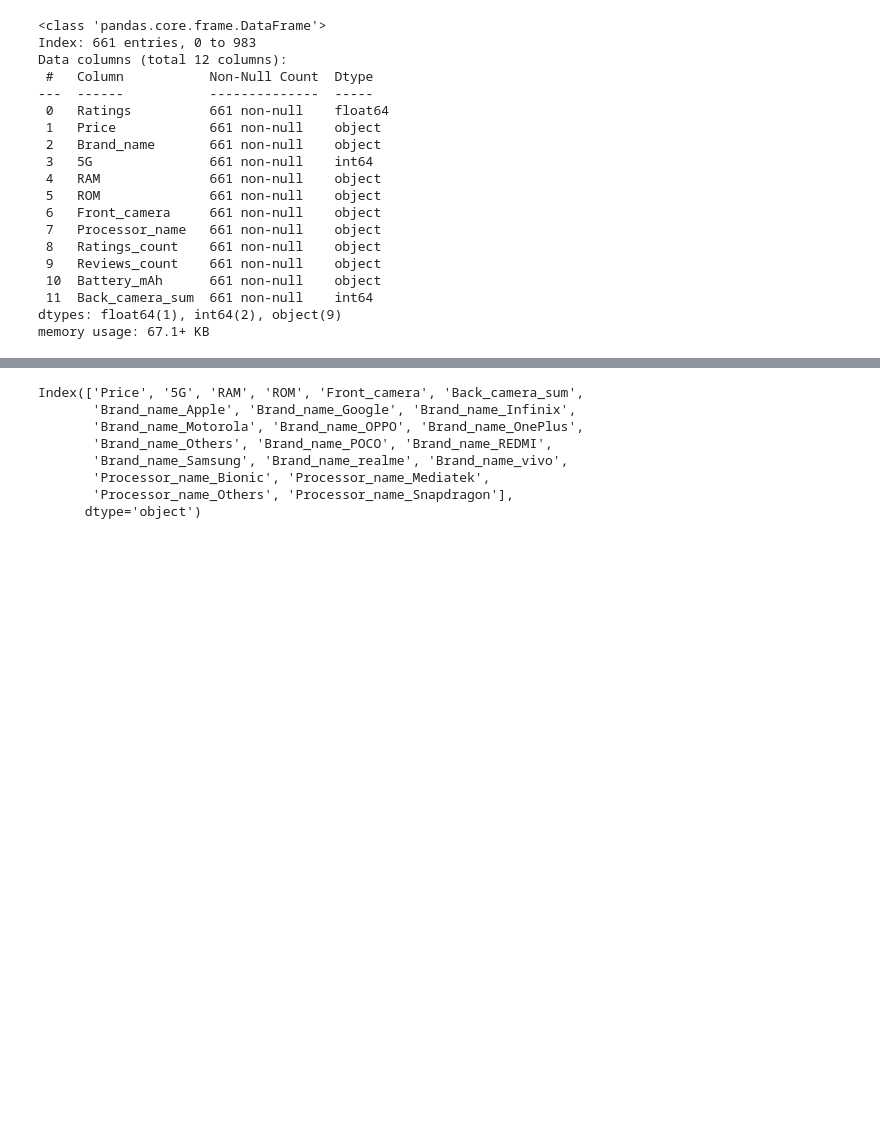
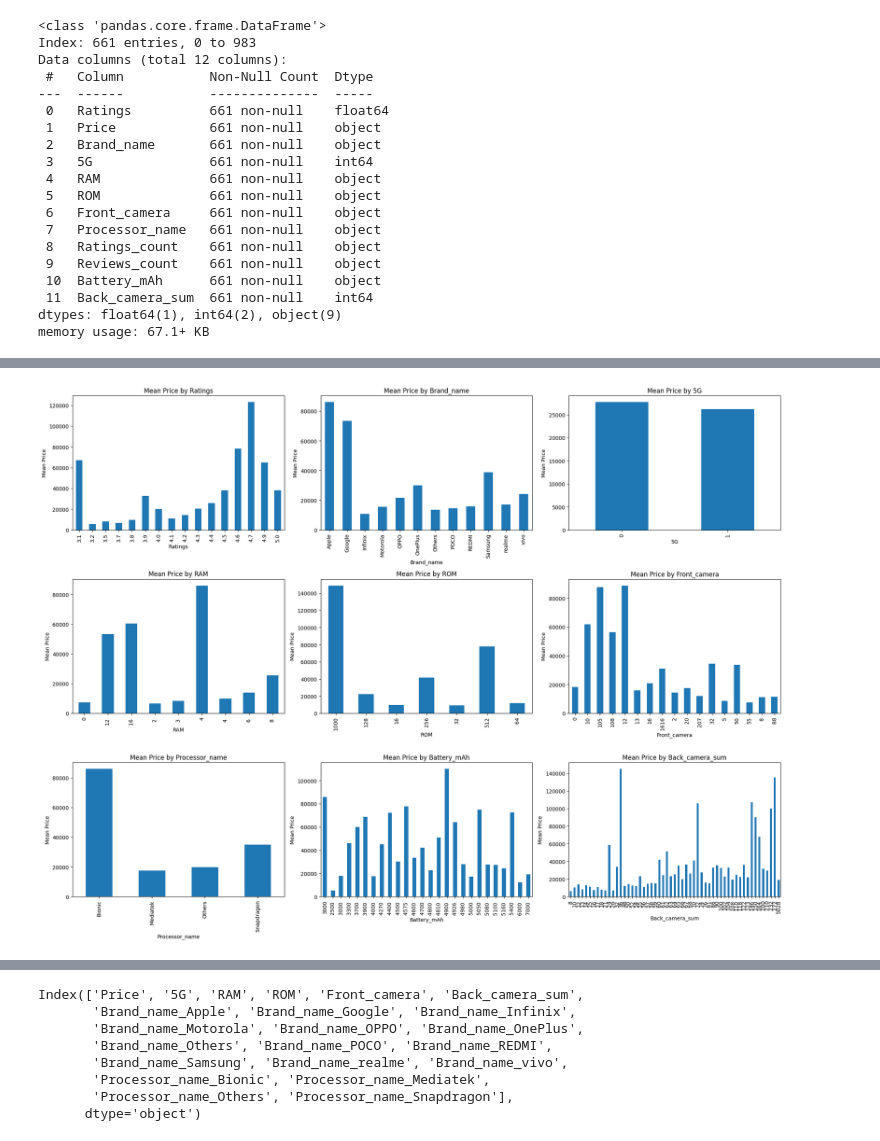
Before and after one commit to Jay-mishra04/SmartPhone_Price_Prediction, a Jupyter notebook: Smartphone price prediction.ipynb, the cells around one changed output, grey strips where cells are left out. Cells and saved outputs as stored; diff of their text form; code cells hidden in the pictures; blank space fills up the shorter version.

```diff
--- a/Smartphone price prediction.ipynb
+++ b/Smartphone price prediction.ipynb
@@ -394,0 +529,25 @@ df["Brand_name"] = df["Brand_name"].apply(brand_collection)
+# %%
+import matplotlib.pyplot as plt
+
+col = ['Ratings', 'Brand_name', '5G', 'RAM', 'ROM', 'Front_camera', 'Processor_name', 'Battery_mAh', 'Back_camera_sum']
+
+fig, axes = plt.subplots(3, 3, figsize=(20, 15))
+
+# Flatten the axes array for easy iteration
+axes = axes.flatten()
+
+# Loop through the columns and create bar plots
+for i, ax in enumerate(col):
+    # Group by the column, calculate the mean price, and plot as a bar chart
+    df.groupby(col[i])['Price'].mean().plot(kind='bar', ax=axes[i])
+
+    # Adding title and labels to the plot
+    axes[i].set_title(f'Mean Price by {col[i]}')
+    axes[i].set_ylabel('Mean Price')
+    axes[i].set_xlabel(col[i])
+
+# Adjust layout
+plt.tight_layout()
+plt.show()
+# %% [output]
+[figure, added]
```
Also changed, not shown: parts of 62 cells of this notebook.
